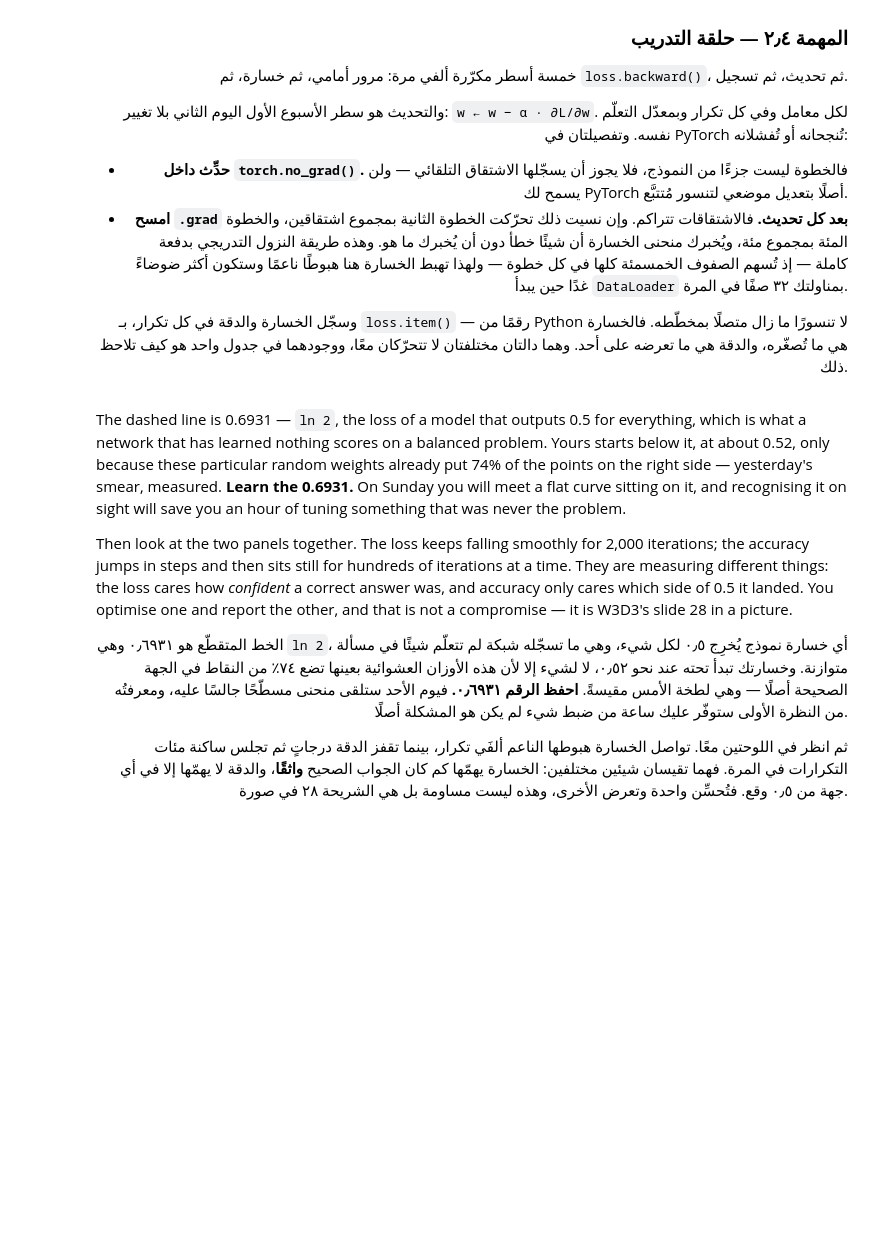
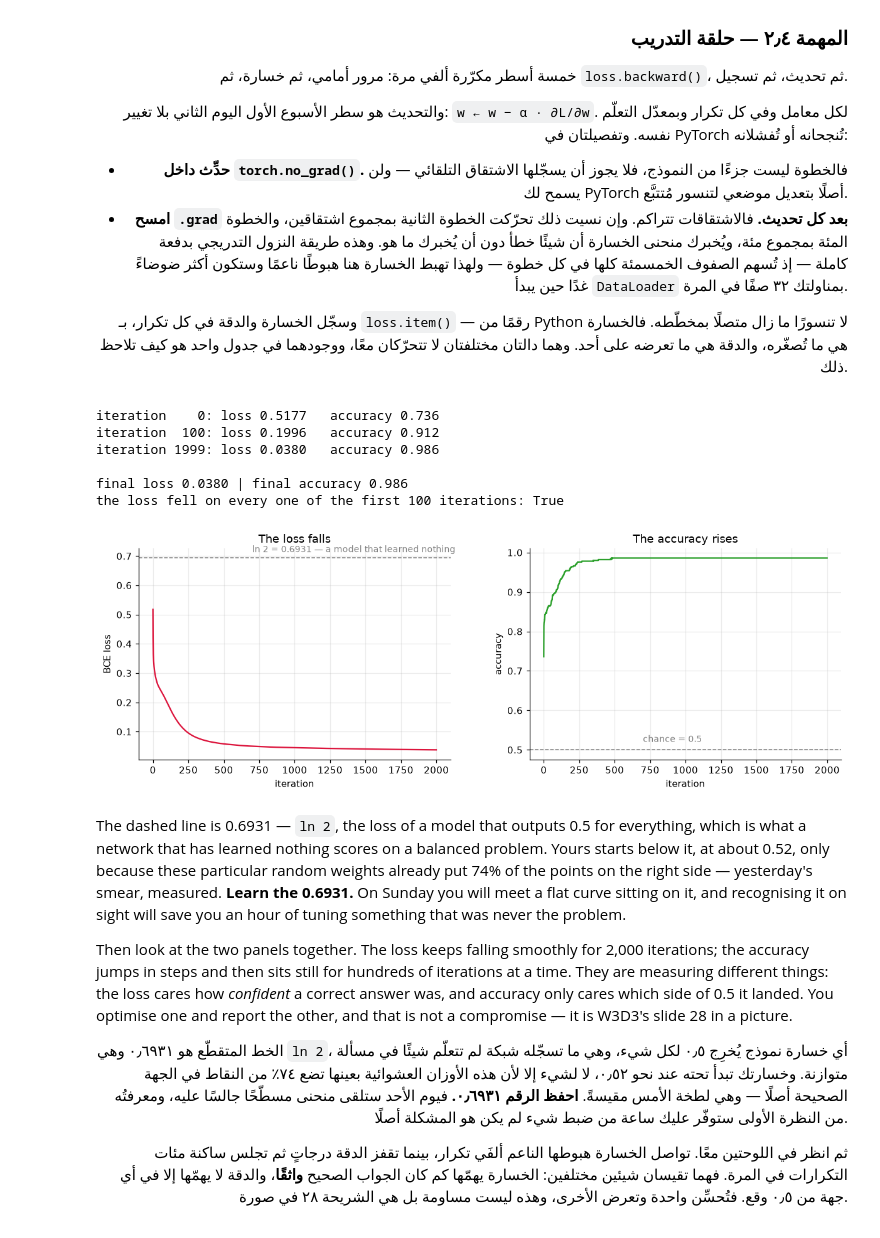
Before and after one commit to Leens1/AIEP_Olo_student, a Jupyter notebook: week_3_neural_networks/labs/D3_backprop/D3_backprop_blank.ipynb, the cells around one changed output. Cells and saved outputs as stored; diff of their text form; code cells hidden in the pictures; blank space fills up the shorter version.

```diff
--- a/week_3_neural_networks/labs/D3_backprop/D3_backprop_blank.ipynb
+++ b/week_3_neural_networks/labs/D3_backprop/D3_backprop_blank.ipynb
@@ -490,6 +490,11 @@ how it was computed, and in task 2.3 that record is the whole point.
 
 # TODO: Write bce_loss(y_true, y_pred), clipping the predictions before the logarithm.
 # مهمة: اكتب `bce_loss(y_true, y_pred)` مع حصر التنبّؤات قبل اللوغاريتم. Mynote:  bce = binary cross entropy
+
+def bce_loss(y_true, y_pred):
+    p = torch.clamp(y_pred, 1e-12, 1 - 1e-12)
+    return -torch.mean(y_true * torch.log(p) + (1 - y_true) * torch.log(1 - p))
+
 confident_right = bce_loss(torch.tensor([[1.0]]), torch.tensor([[0.9]]))
 confident_wrong = bce_loss(torch.tensor([[1.0]]), torch.tensor([[0.1]]))
 print(f"true label 1, predicted 0.9:  BCE {confident_right:.4f}   (-ln 0.9)")
@@ -880,6 +969,28 @@ params = init_params(N_IN, N_HIDDEN, N_OUT)
 INITIAL_PARAMS = {k: v.clone() for k, v in params.items()}  # tomorrow needs these
 # TODO: Run the loop: forward, loss, backward, update, record. 2,000 times.
 # مهمة: شغّل الحلقة: مرور أمامي، ثم خسارة، ثم مرور خلفي، ثم تحديث، ثم تسجيل. ألفَي مرة.
+for p in params.values():
+    p.requires_grad_(True)
+    p.grad = None
+
+records = []
+for iteration in range(ITERATIONS):
+    output, _ = forward(params, X)
+    loss = bce_loss(y, output)
+    loss.backward()
+
+    with torch.no_grad():
+        for p in params.values():
+            p -= LR * p.grad
+            p.grad = None
+
+    accuracy = ((output > 0.5) == y).double().mean().item()
+    records.append({"iteration": iteration,
+                    "loss":      loss.item(),
+                    "accuracy":  accuracy})
+
+history = pd.DataFrame(records)
+
 with torch.no_grad():
     final_output, _ = forward(params, X)
 final_loss = bce_loss(y, final_output).item()
@@ -893,27 +1004,53 @@ print(f"iteration {ITERATIONS - 1}: loss {history.iloc[-1]['loss']:.4f}   "
 print(f"\nfinal loss {final_loss:.4f} | final accuracy {final_accuracy:.3f}")
 print(f"the loss fell on every one of the first 100 iterations: "
       f"{bool((history['loss'].diff().iloc[1:101] < 0).all())}")
+# %% [output]
+iteration    0: loss 0.5177   accuracy 0.736
+iteration  100: loss 0.1996   accuracy 0.912
+iteration 1999: loss 0.0380   accuracy 0.986
+
+final loss 0.0380 | final accuracy 0.986
+the loss fell on every one of the first 100 iterations: True
 # %%
 # ────────────────────────────────────────────────────────────────────
 # 1) Two panels side by side: the loss on the left, the accuracy on the right.
 # 2) Both against the iteration number. Label the axes.
 # 3) Mark ln 2 = 0.6931 — the loss of a model that has learned nothing on a
 #    balanced problem. Yours starts a little below it.
 # Search: "matplotlib subplots two panels axhline"
 # https://matplotlib.org/stable/api/_as_gen/matplotlib.pyplot.subplots.html
 #
 # ١) لوحتان جنبًا إلى جنب: الخسارة يسارًا والدقة يمينًا.
 # ٢) كلتاهما مقابل رقم التكرار. وسمِّ المحاور.
 # ٣) أشِر إلى `ln 2 = 0.6931` — خسارة نموذج لم يتعلّم شيئًا في مسألة متوازنة.
 #    وخسارتك تبدأ تحتها بقليل.
 # ابحث عن: "matplotlib subplots two panels axhline"
 # ────────────────────────────────────────────────────────────────────
 
 fig, axes = plt.subplots(1, 2, figsize=(11, 4))
 # TODO: Plot the loss curve and the accuracy curve, and mark ln(2) on the loss panel.
 # مهمة: ارسم منحنى الخسارة ومنحنى الدقة، وأشِر إلى `ln(2)` في لوحة الخسارة.
+axes[0].plot(history["iteration"], history["loss"], color="crimson")
+axes[0].axhline(math.log(2), ls="--", lw=1, color="grey")
+axes[0].text(ITERATIONS * 0.35, math.log(2) + 0.02,
+             "ln 2 = 0.6931 — a model that learned nothing",
+             fontsize=9, color="grey")
+axes[0].set_xlabel("iteration")
+axes[0].set_ylabel("BCE loss")
+axes[0].set_title("The loss falls")
+
+axes[1].plot(history["iteration"], history["accuracy"], color="tab:green")
+axes[1].axhline(0.5, ls="--", lw=1, color="grey")
+axes[1].text(ITERATIONS * 0.35, 0.52, "chance = 0.5", fontsize=9, color="grey")
+axes[1].set_xlabel("iteration")
+axes[1].set_ylabel("accuracy")
+axes[1].set_title("The accuracy rises")
+
+
 plt.tight_layout()
 plt.show()
+# %% [output]
+[figure, added]
 # %% [markdown]
 The dashed line is 0.6931 — `ln 2`, the loss of a model that outputs 0.5 for everything, which is
 what a network that has learned nothing scores on a balanced problem. Yours starts below it, at
```
Also changed, not shown: parts of 9 cells of this notebook.
